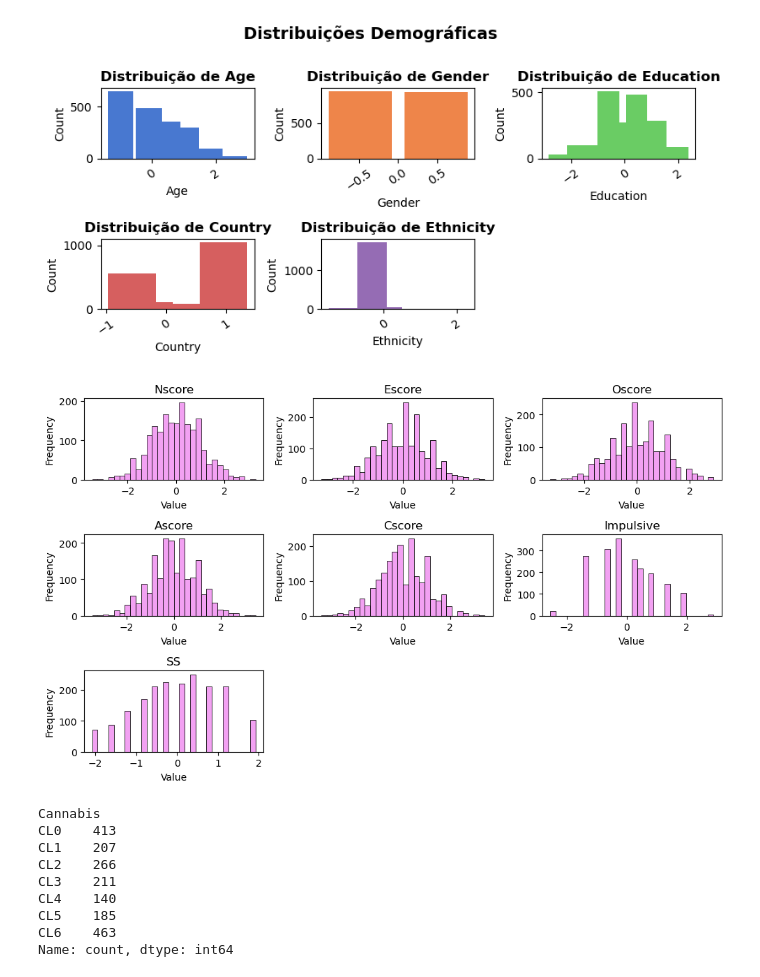
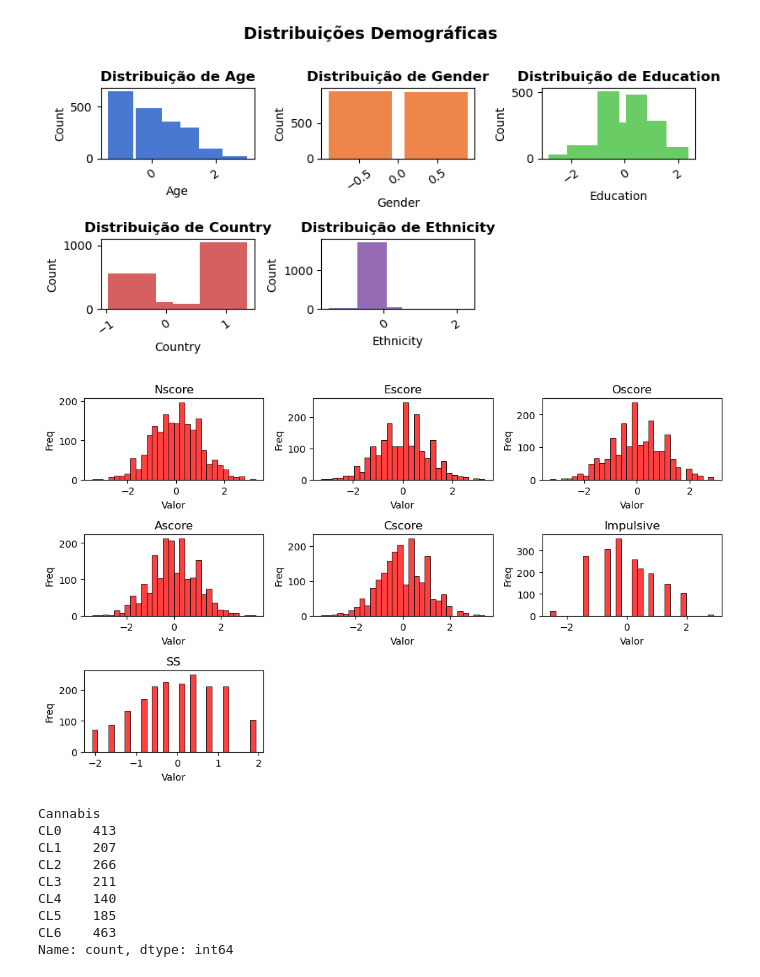
Before and after one commit to lucsol1/PGCC009, a Jupyter notebook: estudo_dirigido6/estudo_dirigido6.ipynb, the cells around one changed output. Saved outputs shown, nothing was run; the diff lists cells and outputs as text; code cells hidden in the pictures.

```diff
--- a/estudo_dirigido6/estudo_dirigido6.ipynb
+++ b/estudo_dirigido6/estudo_dirigido6.ipynb
@@ -90,17 +90,17 @@ plt.show()
 # %%
 
 features_numericas = df[['Nscore','Escore','Oscore','Ascore','Cscore','Impulsive','SS']]
 
 plt.figure(figsize=(10,6))
 for i, col in enumerate(features_numericas.columns, 1):
     plt.subplot(3, 3, i)
-    sns.histplot(features_numericas[col], bins=30, color= 'violet', edgecolor='black')
+    sns.histplot(features_numericas[col], bins=30, color= 'red', edgecolor='black')
     plt.title(col)
-    plt.xlabel('Value')
-    plt.ylabel('Frequency')
+    plt.xlabel('Valor')
+    plt.ylabel('Freq')
     plt.tight_layout()
 # %% [output]
-[figure, old version]
+[figure, new version]
 # %%
 df["Cannabis"].value_counts().sort_index()
 # %% [output]
```
